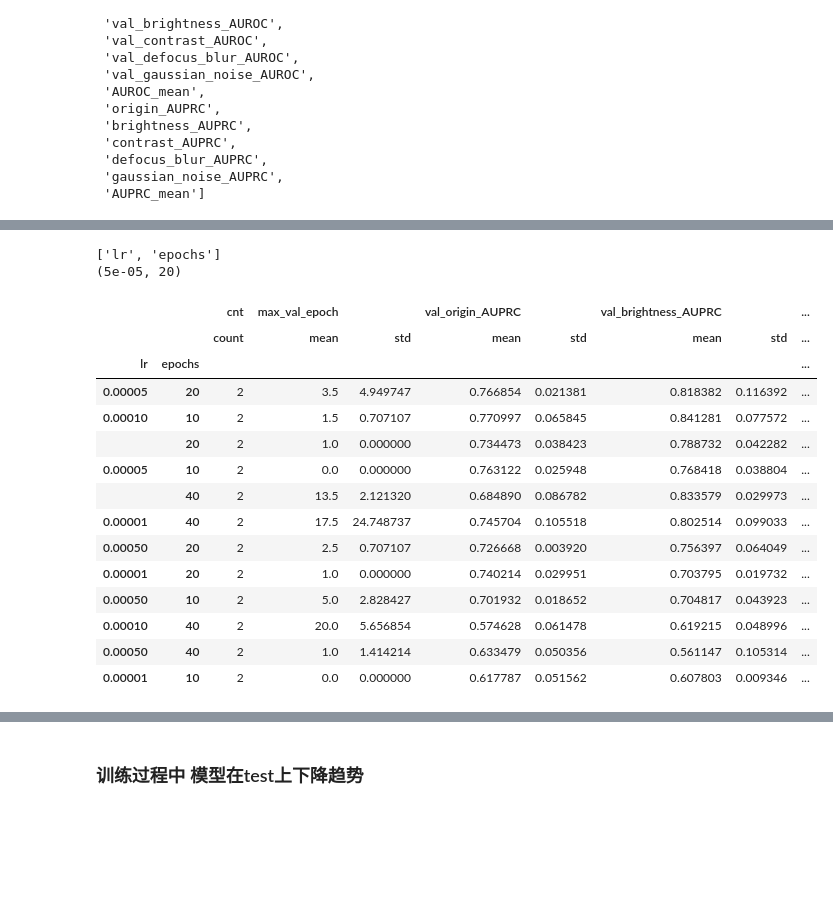
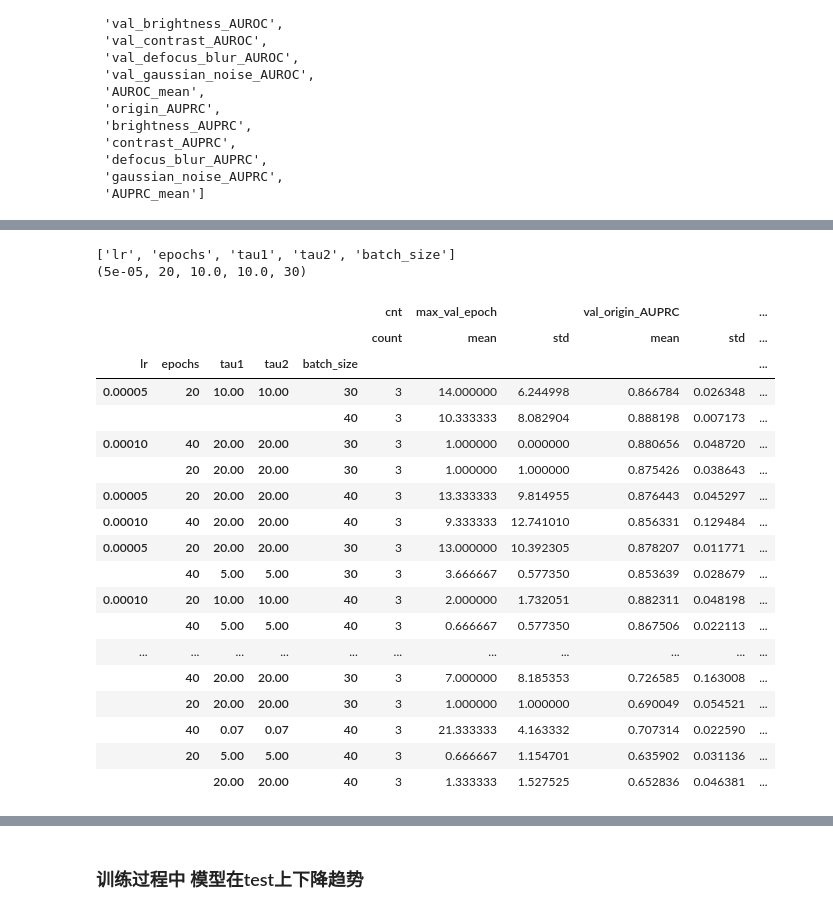
Before and after one commit to EIPsilly/deviation-network-image, a Jupyter notebook: analysis/file_folder_analysis_MVTEC.ipynb, the cells around one changed output, grey strips where cells are left out. Saved outputs shown, nothing was run; the diff lists cells and outputs as text; code cells hidden in the pictures; blank space fills up the shorter version.

Commit message:
method1 MVTEC

```diff
--- a/analysis/file_folder_analysis_MVTEC.ipynb
+++ b/analysis/file_folder_analysis_MVTEC.ipynb
@@ -22,6 +22,9 @@ dir_path = '../results/MVTEC/DGAD/method16'
 # dir_path = '../results/MVTEC/DGAD/method16_transistor_lambda'
 # dir_path = '../results/MVTEC/DGAD/method16_toothbrush_lambda'
 # dir_path = '../results/MVTEC/DGAD/method16_transistor_tau'
+dir_path = '../results/MVTEC/DGAD/method16_toothbrush_tau'
+
+# dir_path = '../results/MVTEC/DGAD/method16_transistor_tau_lambda'
 # %%
 import itertools
 # normal_class=["0", "1", "2", "3", "4", "5", "6"]
@@ -48,7 +51,7 @@ para_name_list=["checkitew", "lr", "epochs", "cnt",]
 if dir_path.__contains__("lambda"):
     para_name_list=["checkitew", "lr", "epochs", "cnt", "reg_lambda", "NCE_lambda", "PL_lambda", "class_lambda"]
 if dir_path.__contains__("tau"):
-    para_name_list=["checkitew", "lr", "epochs", "cnt", "tau1", "tau2",]
+    para_name_list=["checkitew", "lr", "epochs", "cnt", "tau1", "tau2", "batch_size"]
 # para_name_list=["checkitew", "lr", "epochs", "cnt","reg_lambda"]
 # para_name_list=["checkitew", "lr", "epochs", "cnt", "tau1", "tau2", "reg_lambda", "NCE_lambda", "PL_lambda"]
 # para_name_list=["checkitew", "lr", "epochs", "cnt", "origin_svdd_lambda", "class_svdd_lambda", "align_lambda", "beta"]
@@ -286,43 +257,52 @@ print(round(np.mean(total_domain_avg), 2))
 # %%
 agg_method = {"cnt":["count"],
               "max_val_epoch":["mean", "std"]}
 for item in domain_list:
     agg_method[f"val_{item}_{metric}"] = ["mean", "std"]
 
 agg_method[f"val_{metric}_mean"] = ["mean", "std"]
 agg_method[f"val_{metric}_mean"] = ["mean", "std"]
 
 pd.set_option("display.max_columns",None)
 pd.set_option("display.max_rows",None)
-checkitew = 'transistor'
+checkitew = 'pill'
+if dir_path.__contains__("transistor"):
+    checkitew = 'transistor'
+if dir_path.__contains__("toothbrush"):
+    checkitew = 'toothbrush'
+
 selected_records = ans[ans["checkitew"] == checkitew].drop(["checkitew"],axis=1)
 # group_key = ["pre_lr", "pre_epochs", "lr", "epochs"]
 group_key = deepcopy(para_name_list)
 group_key.remove("checkitew")
 group_key.remove("cnt")
 print(group_key)
 selected_records_anslysis = selected_records.groupby(group_key).agg(agg_method).sort_values(by=(f"val_{metric}_mean", "mean"), ascending=False)
 selected_para = selected_records_anslysis.index[0]
 print(selected_para)
 selected_records_anslysis
 # %% [output]
-['lr', 'epochs']
-(5e-05, 20)
+['lr', 'epochs', 'tau1', 'tau2', 'batch_size']
+(5e-05, 20, 10.0, 10.0, 30)
-|  |  | cnt | max_val_epoch |  | val_origin_AUPRC |  | val_brightness_AUPRC |  | ... |
-|  |  | count | mean | std | mean | std | mean | std | ... |
-| lr | epochs |  |  |  |  |  |  |  | ... |
-| 0.00005 | 20 | 2 | 3.5 | 4.949747 | 0.766854 | 0.021381 | 0.818382 | 0.116392 | ... |
-| 0.00010 | 10 | 2 | 1.5 | 0.707107 | 0.770997 | 0.065845 | 0.841281 | 0.077572 | ... |
-|  | 20 | 2 | 1.0 | 0.000000 | 0.734473 | 0.038423 | 0.788732 | 0.042282 | ... |
-| 0.00005 | 10 | 2 | 0.0 | 0.000000 | 0.763122 | 0.025948 | 0.768418 | 0.038804 | ... |
-|  | 40 | 2 | 13.5 | 2.121320 | 0.684890 | 0.086782 | 0.833579 | 0.029973 | ... |
-| 0.00001 | 40 | 2 | 17.5 | 24.748737 | 0.745704 | 0.105518 | 0.802514 | 0.099033 | ... |
-| 0.00050 | 20 | 2 | 2.5 | 0.707107 | 0.726668 | 0.003920 | 0.756397 | 0.064049 | ... |
-| 0.00001 | 20 | 2 | 1.0 | 0.000000 | 0.740214 | 0.029951 | 0.703795 | 0.019732 | ... |
-| 0.00050 | 10 | 2 | 5.0 | 2.828427 | 0.701932 | 0.018652 | 0.704817 | 0.043923 | ... |
-| 0.00010 | 40 | 2 | 20.0 | 5.656854 | 0.574628 | 0.061478 | 0.619215 | 0.048996 | ... |
-| 0.00050 | 40 | 2 | 1.0 | 1.414214 | 0.633479 | 0.050356 | 0.561147 | 0.105314 | ... |
-| 0.00001 | 10 | 2 | 0.0 | 0.000000 | 0.617787 | 0.051562 | 0.607803 | 0.009346 | ... |
+|  |  |  |  |  | cnt | max_val_epoch |  | val_origin_AUPRC |  | ... |
+|  |  |  |  |  | count | mean | std | mean | std | ... |
+| lr | epochs | tau1 | tau2 | batch_size |  |  |  |  |  | ... |
+| 0.00005 | 20 | 10.00 | 10.00 | 30 | 3 | 14.000000 | 6.244998 | 0.866784 | 0.026348 | ... |
+|  |  |  |  | 40 | 3 | 10.333333 | 8.082904 | 0.888198 | 0.007173 | ... |
+| 0.00010 | 40 | 20.00 | 20.00 | 30 | 3 | 1.000000 | 0.000000 | 0.880656 | 0.048720 | ... |
+|  | 20 | 20.00 | 20.00 | 30 | 3 | 1.000000 | 1.000000 | 0.875426 | 0.038643 | ... |
+| 0.00005 | 20 | 20.00 | 20.00 | 40 | 3 | 13.333333 | 9.814955 | 0.876443 | 0.045297 | ... |
+| 0.00010 | 40 | 20.00 | 20.00 | 40 | 3 | 9.333333 | 12.741010 | 0.856331 | 0.129484 | ... |
+| 0.00005 | 20 | 20.00 | 20.00 | 30 | 3 | 13.000000 | 10.392305 | 0.878207 | 0.011771 | ... |
+|  | 40 | 5.00 | 5.00 | 30 | 3 | 3.666667 | 0.577350 | 0.853639 | 0.028679 | ... |
+| 0.00010 | 20 | 10.00 | 10.00 | 40 | 3 | 2.000000 | 1.732051 | 0.882311 | 0.048198 | ... |
+|  | 40 | 5.00 | 5.00 | 40 | 3 | 0.666667 | 0.577350 | 0.867506 | 0.022113 | ... |
+| ... | ... | ... | ... | ... | ... | ... | ... | ... | ... | ... |
+|  | 40 | 20.00 | 20.00 | 30 | 3 | 7.000000 | 8.185353 | 0.726585 | 0.163008 | ... |
+|  | 20 | 20.00 | 20.00 | 30 | 3 | 1.000000 | 1.000000 | 0.690049 | 0.054521 | ... |
+|  | 40 | 0.07 | 0.07 | 40 | 3 | 21.333333 | 4.163332 | 0.707314 | 0.022590 | ... |
+|  | 20 | 5.00 | 5.00 | 40 | 3 | 0.666667 | 1.154701 | 0.635902 | 0.031136 | ... |
+|  |  | 20.00 | 20.00 | 40 | 3 | 1.333333 | 1.527525 | 0.652836 | 0.046381 | ... |
 # %%
 filter = None
 for idx, item in enumerate(group_key):
```
Also changed, not shown: parts of 14 cells of this notebook, 8 other files.
